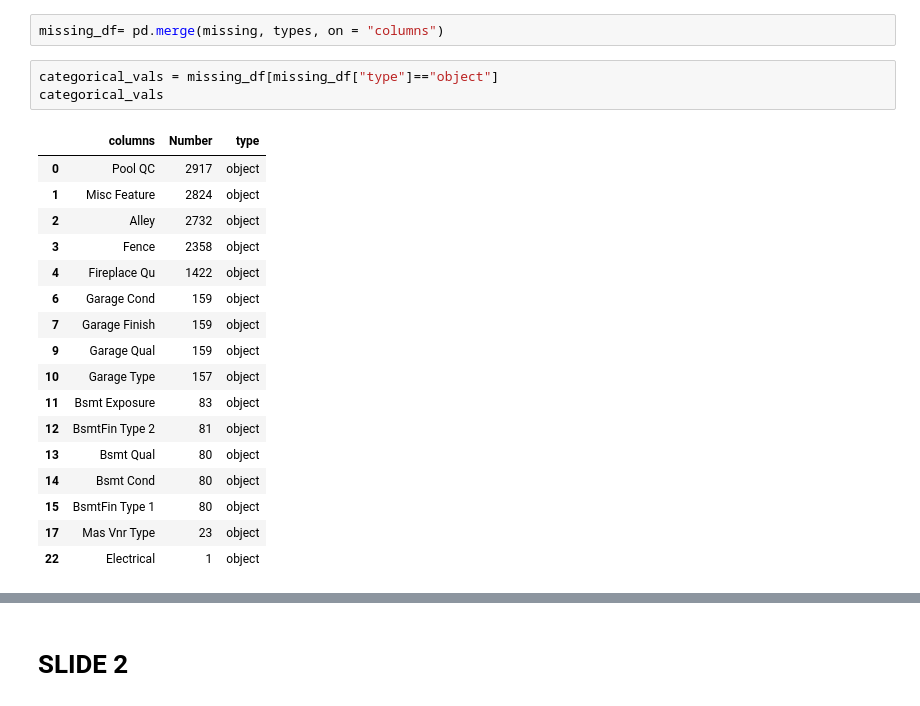
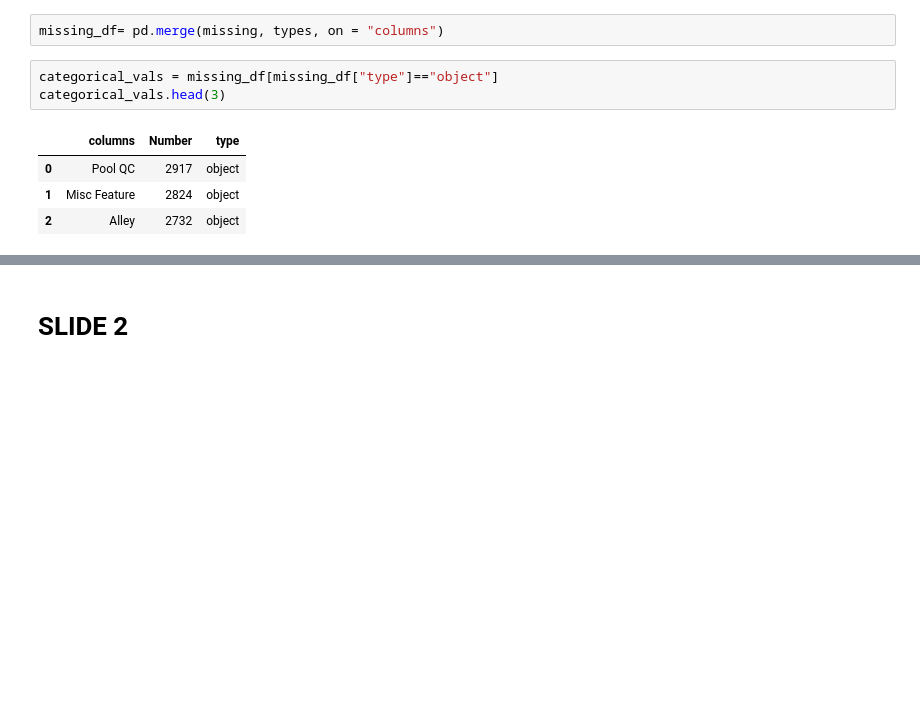
Before and after one commit to Jeremykibiru/Advanced-ML, a Jupyter notebook: project.ipynb, the cells around one changed output, grey strips where cells are left out. Drawn from its saved outputs; the diff is of its cells as text; blank space fills up the shorter version.

```diff
--- a/project.ipynb
+++ b/project.ipynb
@@ -38,24 +40,11 @@ types.rename(columns={"index":"columns"},inplace=True)
 missing_df= pd.merge(missing, types, on = "columns")
 # %%
 categorical_vals = missing_df[missing_df["type"]=="object"]
-categorical_vals
+categorical_vals.head(3)
 # %% [output]
 |  | columns | Number | type |
 | 0 | Pool QC | 2917 | object |
 | 1 | Misc Feature | 2824 | object |
 | 2 | Alley | 2732 | object |
-| 3 | Fence | 2358 | object |
-| 4 | Fireplace Qu | 1422 | object |
-| 6 | Garage Cond | 159 | object |
-| 7 | Garage Finish | 159 | object |
-| 9 | Garage Qual | 159 | object |
-| 10 | Garage Type | 157 | object |
-| 11 | Bsmt Exposure | 83 | object |
-| 12 | BsmtFin Type 2 | 81 | object |
-| 13 | Bsmt Qual | 80 | object |
-| 14 | Bsmt Cond | 80 | object |
-| 15 | BsmtFin Type 1 | 80 | object |
-| 17 | Mas Vnr Type | 23 | object |
-| 22 | Electrical | 1 | object |
 # %%
 numerical_vals = missing_df[missing_df["type"]=="float64"]
```
Also changed, not shown: parts of 22 cells of this notebook.
